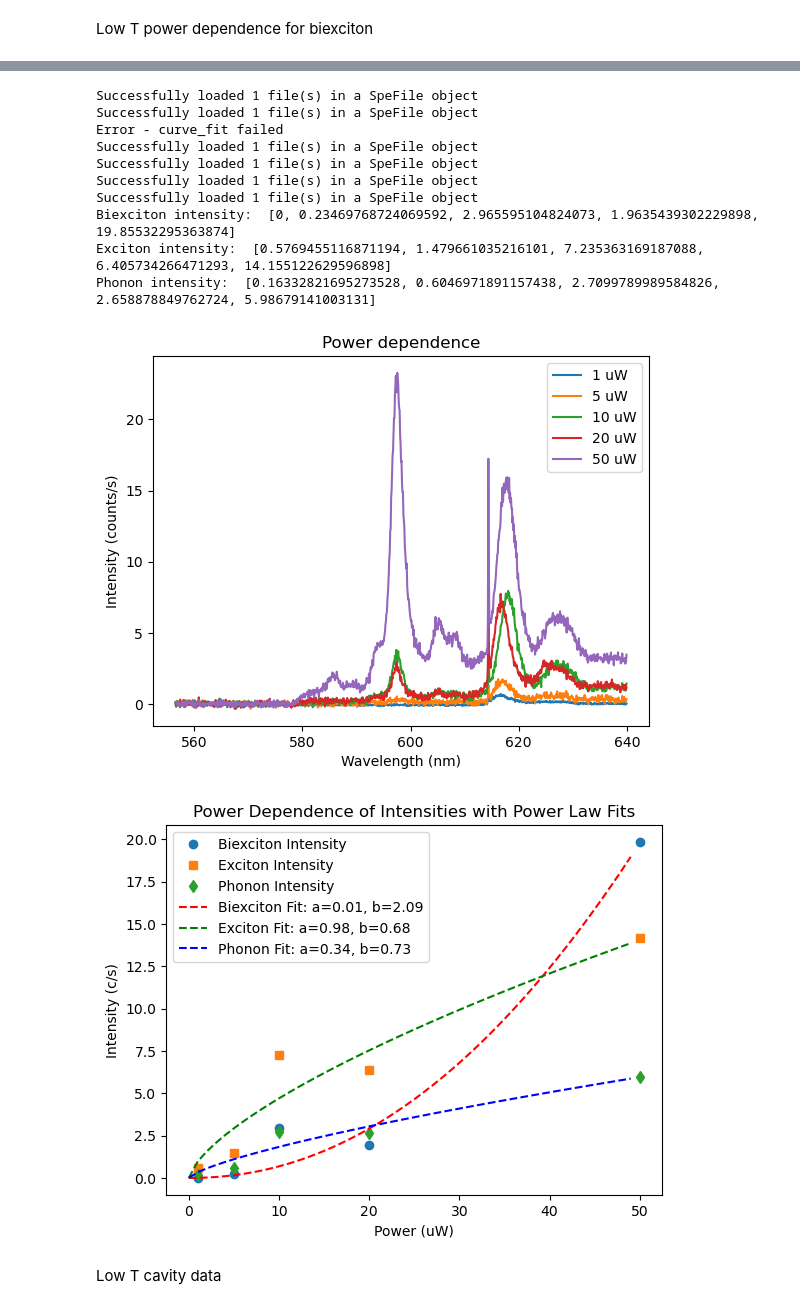
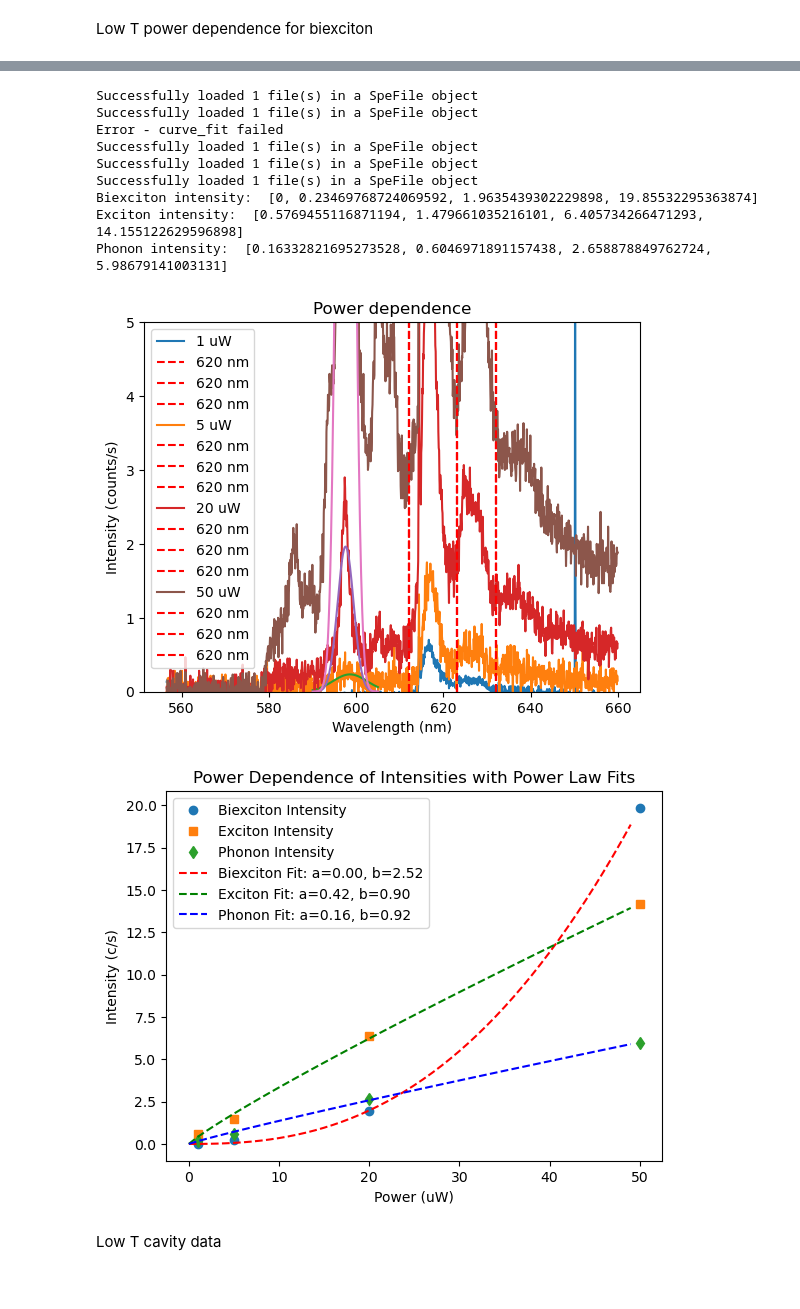
Before and after one commit to UW-Quantum-Defect-Lab/qdmodel, a Jupyter notebook: qdanalysis/date_analysis/2024_12_09_printing.ipynb, the cells around one changed output, grey strips where cells are left out. Saved outputs shown, nothing was run; the diff lists cells and outputs as text; code cells hidden in the pictures.

```diff
--- a/qdanalysis/date_analysis/2024_12_09_printing.ipynb
+++ b/qdanalysis/date_analysis/2024_12_09_printing.ipynb
@@ -57,0 +147,21 @@ Successfully loaded 1 file(s) in a SpeFile object
+# %%
+# need to run above plot before running this
+for i in range(len(filenames)):
+    # if i == 0:
+    #     s = speFile3(filenames[i])
+    #     b = speFile3(bkgfile)
+    #     s.data = np.array(s.data) - np.array(b.data)
+    #     s.data = s.data - np.mean(s.data[0:100])
+    # else:
+    s = speFile3(filenames[i])
+    s.data = np.array(s.data)/s.exposure
+    #Select data within the range from the beginning to 640 nm
+    mask = (s.wavelengths <= 640)
+    x_data = s.wavelengths[mask]
+    y_data = s.data[frameNum][0][0][mask] + 1*i
+    plt.plot(x_data, y_data, label = str(temps[i]) + 'K')
+    plt.legend()
+    plt.xlim([600,640])
+    plt.ylabel('Intensity (A.U)')
+    plt.title('Temperature dependence')
+    plt.xlabel('Wavelength (nm)')
@@ -60,13 +509,12 @@ Low T power dependence for biexciton
 # %%
 # Power dependence
-filenames = ["/Users/tommtommbom/Desktop/qdrepos/CdSeSpecData/2024/2024_12_05/cold482/power/482_10uW_60sec_615center_300groove 2024 December 05 15_42_34.spe",
-"/Users/tommtommbom/Desktop/qdrepos/CdSeSpecData/2024/2024_12_05/cold482/power/482_20uW_60sec_615center_300groove 2024 December 05 15_34_05.spe",
+filenames = ["/Users/tommtommbom/Desktop/qdrepos/CdSeSpecData/2024/2024_12_05/cold482/power/482_20uW_60sec_615center_300groove 2024 December 05 15_34_05.spe",
 "/Users/tommtommbom/Desktop/qdrepos/CdSeSpecData/2024/2024_12_05/cold482/power/482_50uW_60sec_615center_300groove 2024 December 05 15_38_19.spe",
 "/Users/tommtommbom/Desktop/qdrepos/CdSeSpecData/2024/2024_12_05/cold482/power/482_5uW_60sec_615center_300groove 2024 December 05 15_07_29.spe",
 "/Users/tommtommbom/Desktop/qdrepos/CdSeSpecData/2024/2024_12_05/cold482/power/482_1uW_300sec_615center_300groove 2024 December 05 15_21_02.spe"]
 frameNum = 0
 bkgfile = "/Users/tommtommbom/Desktop/qdrepos/CdSeSpecData/2024/2024_12_05/cold482/bkg_60sec_615center_300groove 2024 December 05 12_36_59.spe"
-powers = [10,20,50,5,1] # in uW
+powers = [20,50,5,1] # in uW
 biex_intensity = []
 ex_intensity = []
 phonon_intensity = []
@@ -84,10 +532,14 @@ for i in range(len(filenames)):
         s = speFile3(filenames[i])
     s.data = np.array(s.data)/s.exposure
     # Select data within the range from the beginning to 640 nm
-    mask = (s.wavelengths <= 640)
+    mask = (s.wavelengths <= 660)
     x_data = s.wavelengths[mask]
     y_data = s.data[frameNum][0][0][mask]
     plt.plot(x_data, y_data, label = str(powers[i]) + ' uW')
+    plt.axvline(x=623, color='r', linestyle='--', label='620 nm')
+    plt.axvline(x=612, color='r', linestyle='--', label='620 nm')
+    plt.axvline(x=632, color='r', linestyle='--', label='620 nm')
+
     plt.legend()
     plt.ylabel('Intensity (counts/s)')
     plt.title('Power dependence')
@@ -107,6 +559,8 @@ for i in range(len(filenames)):
     try:
         popt_gaussian, _ = curve_fit(gaussian, x_data_gaussian, y_data_gaussian, p0=[595, 1, np.max(y_data_gaussian)])
         biex_intensity.append(popt_gaussian[2])
+        plt.plot(x_data_gaussian, gaussian(x_data_gaussian, *popt_gaussian))
+        plt.ylim([0,5])
     except RuntimeError:
         print('Error - curve_fit failed')
         popt_gaussian = [0, 0, 0]
@@ -143,7 +597,8 @@ for i in range(len(filenames)):
 print('Biexciton intensity: ', biex_intensity)
 print('Exciton intensity: ', ex_intensity)
 print('Phonon intensity: ', phonon_intensity)
-
+df = pd.DataFrame({'powers':powers, 'biex': biex_intensity, 'ex': ex_intensity, 'phonon': phonon_intensity})
+df.to_csv('power_dependence.csv')
 
 plt.figure()
 plt.plot(powers, biex_intensity, 'o', label='Biexciton Intensity')
@@ -151,42 +606,40 @@ plt.plot(powers, ex_intensity, 's', label='Exciton Intensity')
 plt.plot(powers, phonon_intensity, 'd', label='Phonon Intensity')
 plt.xlabel('Power (uW)')
 plt.ylabel('Intensity (c/s)')
 plt.title('Power Dependence of Intensities')
 plt.legend()
 # Define power law function
 def power_law(x, a, b):
     return a * np.power(x, b)
 powers_fit = np.arange(0, 50, 1)
 # Fit and plot power law for biexciton intensity
 popt_biex, _ = curve_fit(power_law, powers, biex_intensity)
 plt.plot(powers_fit, power_law(powers_fit, *popt_biex), 'r--', label=f'Biexciton Fit: a={popt_biex[0]:.2f}, b={popt_biex[1]:.2f}')
-
+df = pd.DataFrame({'x': powers_fit, 'y': power_law(powers_fit, *popt_biex)})
 # Fit and plot power law for exciton intensity
 popt_ex, _ = curve_fit(power_law, powers, ex_intensity)
 plt.plot(powers_fit, power_law(powers_fit, *popt_ex), 'g--', label=f'Exciton Fit: a={popt_ex[0]:.2f}, b={popt_ex[1]:.2f}')
-
+df = pd.DataFrame({'x': powers_fit, 'y': power_law(powers_fit, *popt_ex)})
 # Fit and plot power law for phonon intensity
 popt_phonon, _ = curve_fit(power_law, powers, phonon_intensity)
 plt.plot(powers_fit, power_law(powers_fit, *popt_phonon), 'b--', label=f'Phonon Fit: a={popt_phonon[0]:.2f}, b={popt_phonon[1]:.2f}')
-
 plt.xlabel('Power (uW)')
 plt.ylabel('Intensity (c/s)')
 plt.title('Power Dependence of Intensities with Power Law Fits')
 plt.legend()
 plt.show()
 # %% [output]
 Successfully loaded 1 file(s) in a SpeFile object
 Successfully loaded 1 file(s) in a SpeFile object
 Error - curve_fit failed
 Successfully loaded 1 file(s) in a SpeFile object
 Successfully loaded 1 file(s) in a SpeFile object
 Successfully loaded 1 file(s) in a SpeFile object
-Successfully loaded 1 file(s) in a SpeFile object
-Biexciton intensity:  [0, 0.23469768724069592, 2.965595104824073, 1.9635439302229898, 19.85532295363874]
-Exciton intensity:  [0.5769455116871194, 1.479661035216101, 7.235363169187088, 6.405734266471293, 14.155122629596898]
-Phonon intensity:  [0.16332821695273528, 0.6046971891157438, 2.7099789989584826, 2.658878849762724, 5.98679141003131]
+Biexciton intensity:  [0, 0.23469768724069592, 1.9635439302229898, 19.85532295363874]
+Exciton intensity:  [0.5769455116871194, 1.479661035216101, 6.405734266471293, 14.155122629596898]
+Phonon intensity:  [0.16332821695273528, 0.6046971891157438, 2.658878849762724, 5.98679141003131]
-[figure, old version]
+[figure, new version]
-[figure, old version]
+[figure, new version]
 # %% [markdown]
 Low T cavity data
 # %%
```
Also changed, not shown: parts of 19 cells of this notebook, 2 other files.
